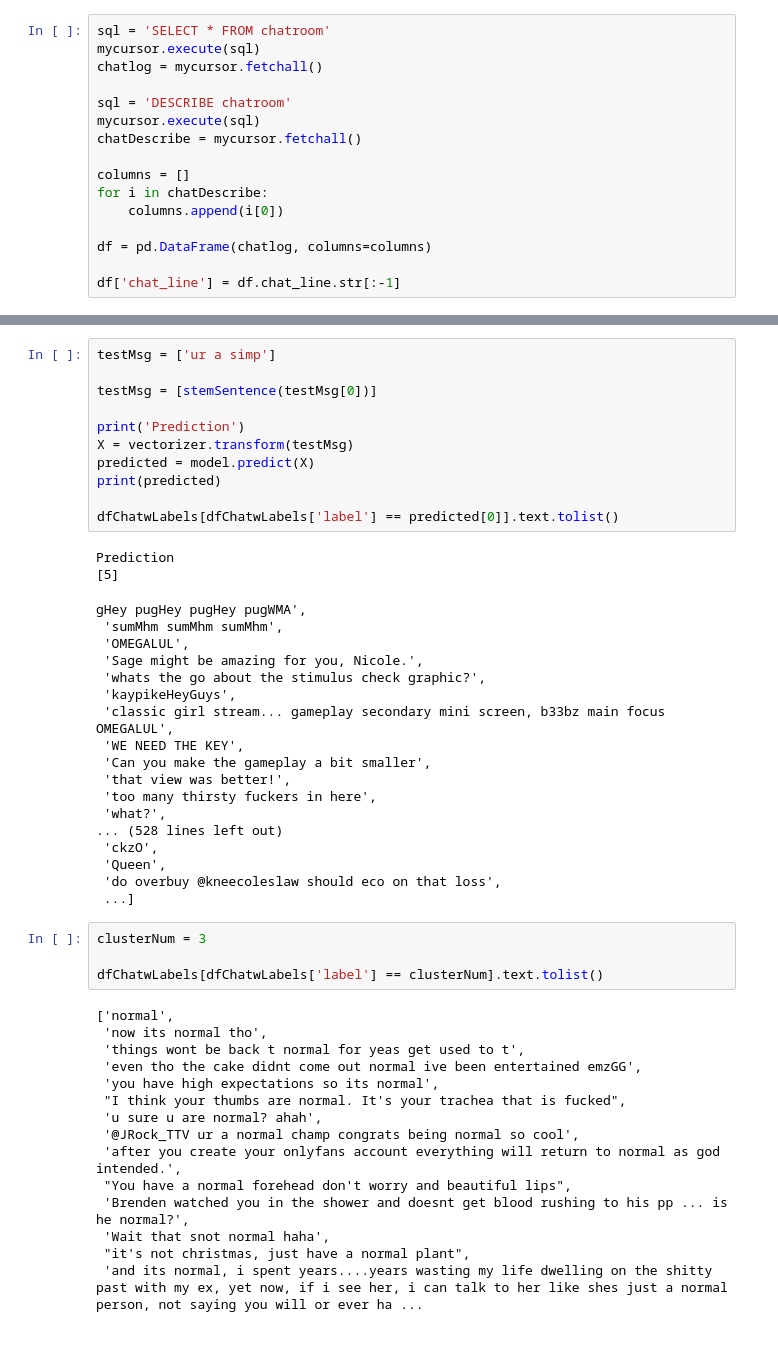
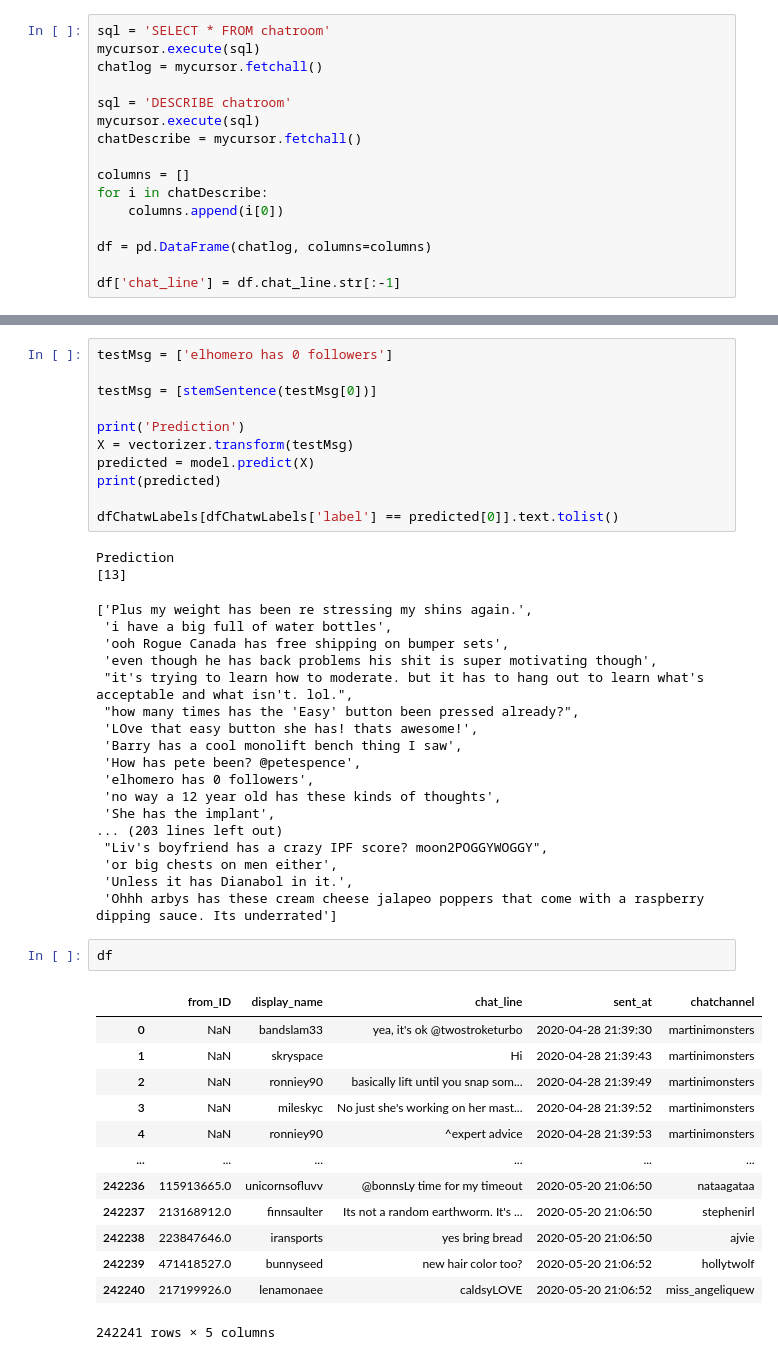
Before and after one commit to UBERCRUZER/twitch-chatbot, a Jupyter notebook: chatExplore.ipynb, the cells around one changed output, grey strips where cells are left out. Drawn from its saved outputs; the diff is of its cells as text.

```diff
--- a/chatExplore.ipynb
+++ b/chatExplore.ipynb
@@ -220,5 +257,5 @@ Cluster 1:
 # %%
-testMsg = ['ur a simp']
+testMsg = ['elhomero has 0 followers']
 
 testMsg = [stemSentence(testMsg[0])]
 
@@ -230,41 +267,38 @@ print(predicted)
 dfChatwLabels[dfChatwLabels['label'] == predicted[0]].text.tolist()
 # %% [output]
 Prediction
-[5]
+[13]
-gHey pugHey pugHey pugWMA',
- 'sumMhm sumMhm sumMhm',
- 'OMEGALUL',
- 'Sage might be amazing for you, Nicole.',
- 'whats the go about the stimulus check graphic?',
- 'kaypikeHeyGuys',
- 'classic girl stream... gameplay secondary mini screen, b33bz main focus OMEGALUL',
- 'WE NEED THE KEY',
- 'Can you make the gameplay a bit smaller',
- 'that view was better!',
- 'too many thirsty fuckers in here',
- 'what?',
-... (528 lines left out)
- 'ckzO',
- 'Queen',
- 'do overbuy @kneecoleslaw should eco on that loss',
- ...]
+['Plus my weight has been re stressing my shins again.',
+ 'i have a big full of water bottles',
+ 'ooh Rogue Canada has free shipping on bumper sets',
+ 'even though he has back problems his shit is super motivating though',
+ "it's trying to learn how to moderate. but it has to hang out to learn what's acceptable and what isn't. lol.",
+ "how many times has the 'Easy' button been pressed already?",
+ 'LOve that easy button she has! thats awesome!',
+ 'Barry has a cool monolift bench thing I saw',
+ 'How has pete been? @petespence',
+ 'elhomero has 0 followers',
+ 'no way a 12 year old has these kinds of thoughts',
+ 'She has the implant',
+... (203 lines left out)
+ "Liv's boyfriend has a crazy IPF score? moon2POGGYWOGGY",
+ 'or big chests on men either',
+ 'Unless it has Dianabol in it.',
+ 'Ohhh arbys has these cream cheese jalapeo poppers that come with a raspberry dipping sauce. Its underrated']
-# %%
-clusterNum = 3
-
-dfChatwLabels[dfChatwLabels['label'] == clusterNum].text.tolist()
-# %% [output]
-['normal',
- 'now its normal tho',
- 'things wont be back t normal for yeas get used to t',
- 'even tho the cake didnt come out normal ive been entertained emzGG',
- 'you have high expectations so its normal',
- "I think your thumbs are normal. It's your trachea that is fucked",
- 'u sure u are normal? ahah',
- '@JRock_TTV ur a normal champ congrats being normal so cool',
- 'after you create your onlyfans account everything will return to normal as god intended.',
- "You have a normal forehead don't worry and beautiful lips",
- 'Brenden watched you in the shower and doesnt get blood rushing to his pp ... is he normal?',
- 'Wait that snot normal haha',
- "it's not christmas, just have a normal plant",
- 'and its normal, i spent years....years wasting my life dwelling on the shitty past with my ex, yet now, if i see her, i can talk to her like shes just a normal person, not saying you will or ever ha ...
+# %%
+df
+# %% [output]
+|  | from_ID | display_name | chat_line | sent_at | chatchannel |
+| 0 | NaN | bandslam33 | yea, it's ok @twostroketurbo | 2020-04-28 21:39:30 | martinimonsters |
+| 1 | NaN | skryspace | Hi | 2020-04-28 21:39:43 | martinimonsters |
+| 2 | NaN | ronniey90 | basically lift until you snap som... | 2020-04-28 21:39:49 | martinimonsters |
+| 3 | NaN | mileskyc | No just she's working on her mast... | 2020-04-28 21:39:52 | martinimonsters |
+| 4 | NaN | ronniey90 | ^expert advice | 2020-04-28 21:39:53 | martinimonsters |
+| ... | ... | ... | ... | ... | ... |
+| 242236 | 115913665.0 | unicornsofluvv | @bonnsLy time for my timeout | 2020-05-20 21:06:50 | nataagataa |
+| 242237 | 213168912.0 | finnsaulter | Its not a random earthworm. It's ... | 2020-05-20 21:06:50 | stephenirl |
+| 242238 | 223847646.0 | iransports | yes bring bread | 2020-05-20 21:06:50 | ajvie |
+| 242239 | 471418527.0 | bunnyseed | new hair color too? | 2020-05-20 21:06:52 | hollytwolf |
+| 242240 | 217199926.0 | lenamonaee | caldsyLOVE | 2020-05-20 21:06:52 | miss_angeliquew |
+242241 rows × 5 columns
 # %%
```
Also changed, not shown: parts of 7 cells of this notebook.
